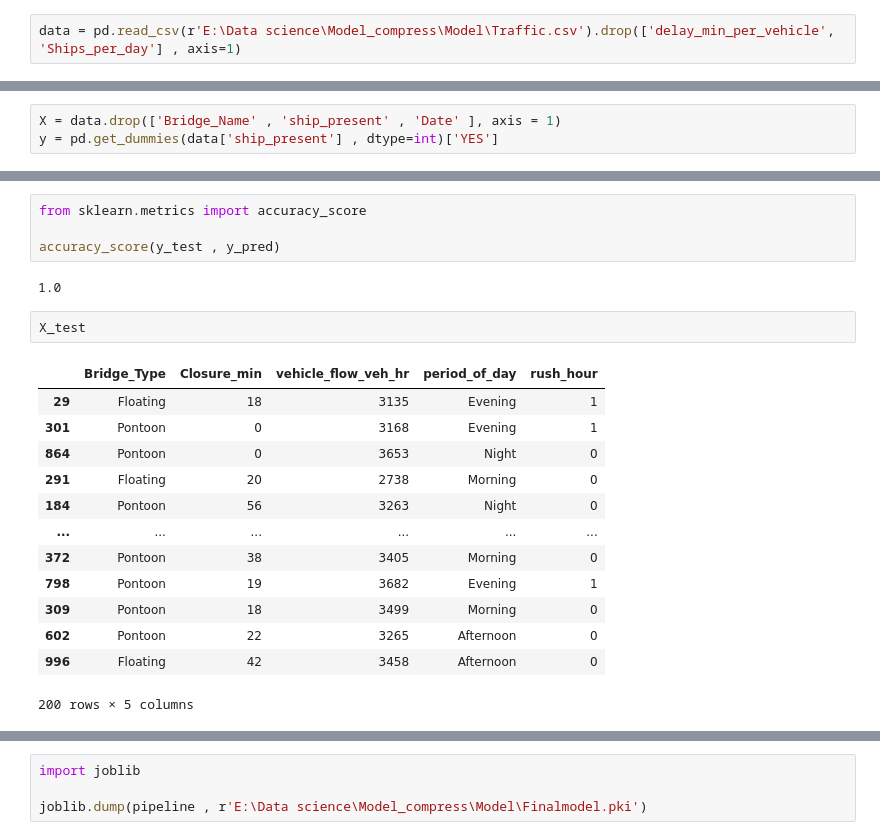
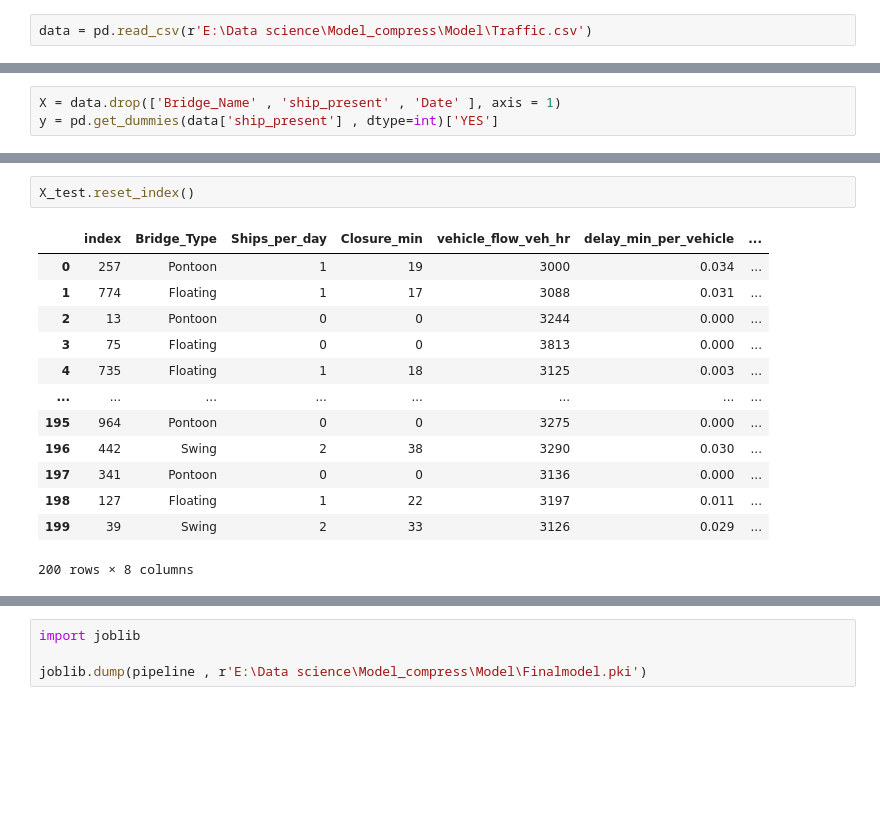
Before and after one commit to MinaGO1/DECI-BOOTCAMP, a Jupyter notebook: Untitled.ipynb, the cells around one changed output, grey strips where cells are left out. Cells and saved outputs as stored; diff of their text form; blank space fills up the shorter version.

Commit message:
Tune the model

```diff
--- a/Untitled.ipynb
+++ b/Untitled.ipynb
@@ -12,7 +12,7 @@ import seaborn as sns
 # %% [markdown]
 #### Descriptive analysis
 # %%
-data = pd.read_csv(r'E:\Data science\Model_compress\Model\Traffic.csv').drop(['delay_min_per_vehicle', 'Ships_per_day'] , axis=1)
+data = pd.read_csv(r'E:\Data science\Model_compress\Model\Traffic.csv')
 # %%
 data.describe(include = 'all')
 # %% [output]
@@ -177,22 +221,16 @@ array(['numircal__Closure_min', 'numircal__vehicle_flow_veh_hr',
-# %%
-from sklearn.metrics import accuracy_score
-
-accuracy_score(y_test , y_pred)
-# %% [output]
-1.0
 # %%
-X_test
+X_test.reset_index()
 # %% [output]
-|  | Bridge_Type | Closure_min | vehicle_flow_veh_hr | period_of_day | rush_hour |
-| 29 | Floating | 18 | 3135 | Evening | 1 |
-| 301 | Pontoon | 0 | 3168 | Evening | 1 |
-| 864 | Pontoon | 0 | 3653 | Night | 0 |
-| 291 | Floating | 20 | 2738 | Morning | 0 |
-| 184 | Pontoon | 56 | 3263 | Night | 0 |
-| ... | ... | ... | ... | ... | ... |
-| 372 | Pontoon | 38 | 3405 | Morning | 0 |
-| 798 | Pontoon | 19 | 3682 | Evening | 1 |
-| 309 | Pontoon | 18 | 3499 | Morning | 0 |
-| 602 | Pontoon | 22 | 3265 | Afternoon | 0 |
-| 996 | Floating | 42 | 3458 | Afternoon | 0 |
+|  | index | Bridge_Type | Ships_per_day | Closure_min | vehicle_flow_veh_hr | delay_min_per_vehicle | ... |
+| 0 | 257 | Pontoon | 1 | 19 | 3000 | 0.034 | ... |
+| 1 | 774 | Floating | 1 | 17 | 3088 | 0.031 | ... |
+| 2 | 13 | Pontoon | 0 | 0 | 3244 | 0.000 | ... |
+| 3 | 75 | Floating | 0 | 0 | 3813 | 0.000 | ... |
+| 4 | 735 | Floating | 1 | 18 | 3125 | 0.003 | ... |
+| ... | ... | ... | ... | ... | ... | ... | ... |
+| 195 | 964 | Pontoon | 0 | 0 | 3275 | 0.000 | ... |
+| 196 | 442 | Swing | 2 | 38 | 3290 | 0.030 | ... |
+| 197 | 341 | Pontoon | 0 | 0 | 3136 | 0.000 | ... |
+| 198 | 127 | Floating | 1 | 22 | 3197 | 0.011 | ... |
+| 199 | 39 | Swing | 2 | 33 | 3126 | 0.029 | ... |
-200 rows × 5 columns
+200 rows × 8 columns
```
Also changed, not shown: parts of 19 cells of this notebook, 6 other files.
